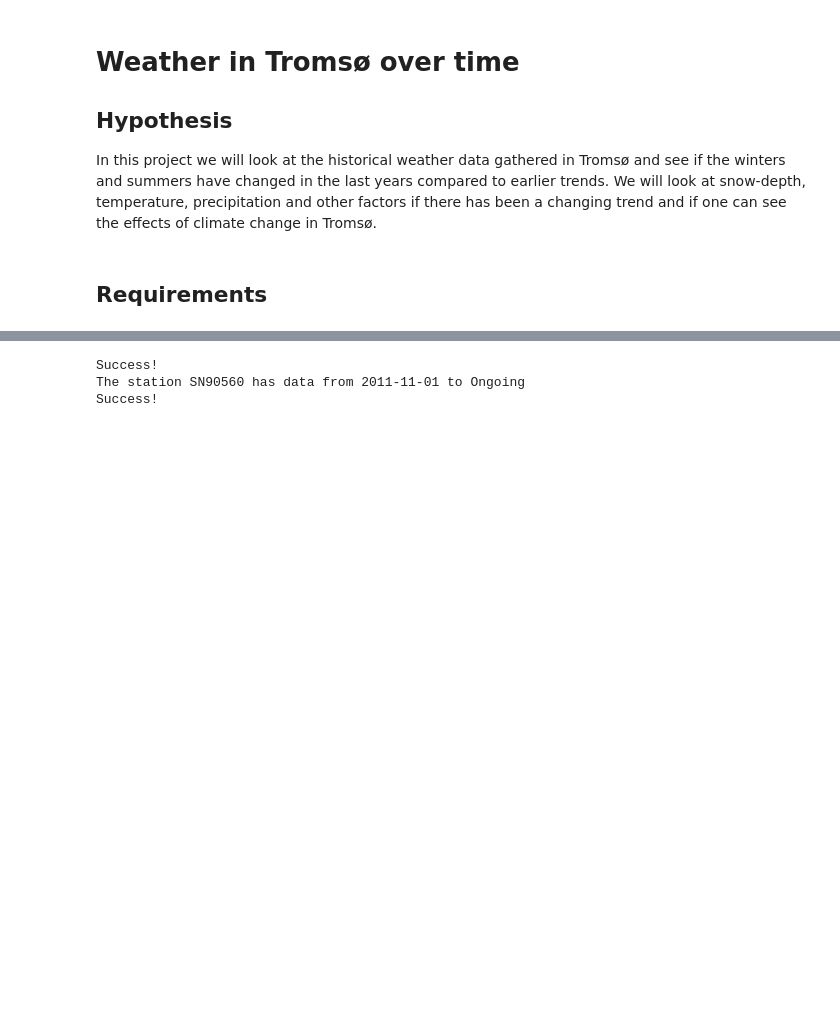
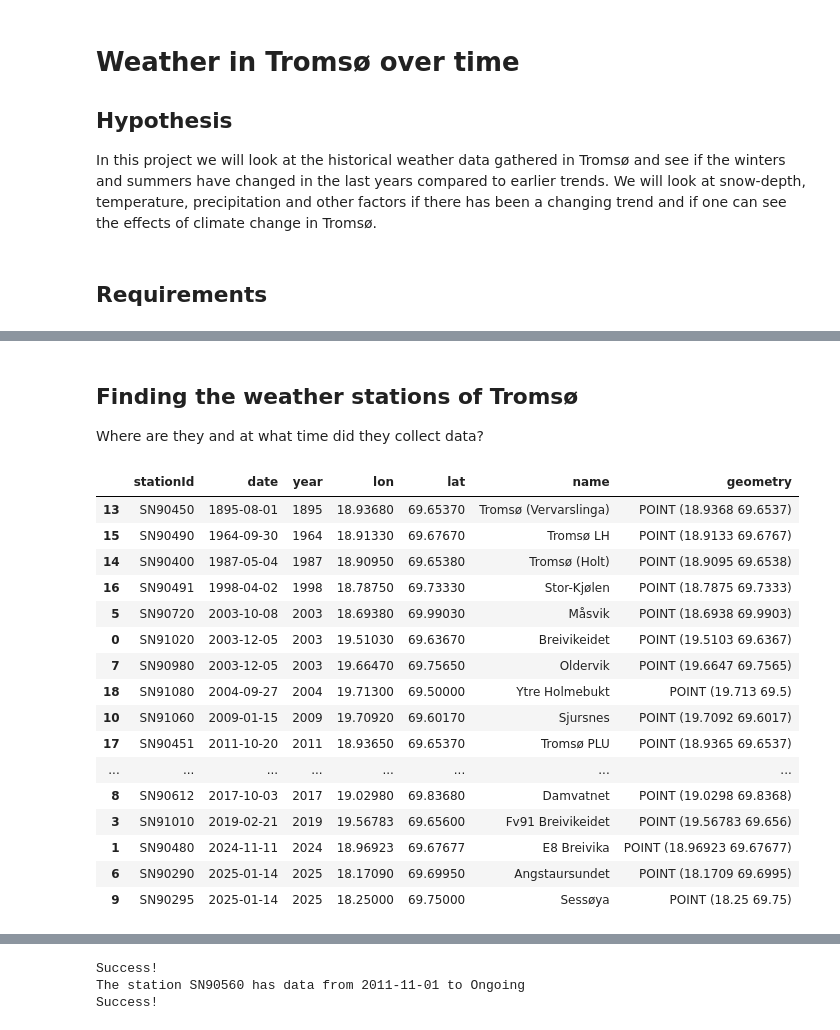
Before and after one commit to trhaugen/troms_weather, a Jupyter notebook: scripts/main_project.ipynb, the cells around one changed output, grey strips where cells are left out. Cells and saved outputs as stored; diff of their text form; code cells hidden in the pictures; blank space fills up the shorter version.

```diff
--- a/scripts/main_project.ipynb
+++ b/scripts/main_project.ipynb
@@ -15,0 +26,4 @@ import reading_data as rd
+# %% [markdown]
+## Finding the weather stations of Tromsø
+
+Where are they and at what time did they collect data?
@@ -15,0 +50,20 @@ import reading_data as rd
+# %%
+station_coordinates
+# %% [output]
+|  | stationId | date | year | lon | lat | name | geometry |
+| 13 | SN90450 | 1895-08-01 | 1895 | 18.93680 | 69.65370 | Tromsø (Vervarslinga) | POINT (18.9368 69.6537) |
+| 15 | SN90490 | 1964-09-30 | 1964 | 18.91330 | 69.67670 | Tromsø LH | POINT (18.9133 69.6767) |
+| 14 | SN90400 | 1987-05-04 | 1987 | 18.90950 | 69.65380 | Tromsø (Holt) | POINT (18.9095 69.6538) |
+| 16 | SN90491 | 1998-04-02 | 1998 | 18.78750 | 69.73330 | Stor-Kjølen | POINT (18.7875 69.7333) |
+| 5 | SN90720 | 2003-10-08 | 2003 | 18.69380 | 69.99030 | Måsvik | POINT (18.6938 69.9903) |
+| 0 | SN91020 | 2003-12-05 | 2003 | 19.51030 | 69.63670 | Breivikeidet | POINT (19.5103 69.6367) |
+| 7 | SN90980 | 2003-12-05 | 2003 | 19.66470 | 69.75650 | Oldervik | POINT (19.6647 69.7565) |
+| 18 | SN91080 | 2004-09-27 | 2004 | 19.71300 | 69.50000 | Ytre Holmebukt | POINT (19.713 69.5) |
+| 10 | SN91060 | 2009-01-15 | 2009 | 19.70920 | 69.60170 | Sjursnes | POINT (19.7092 69.6017) |
+| 17 | SN90451 | 2011-10-20 | 2011 | 18.93650 | 69.65370 | Tromsø PLU | POINT (18.9365 69.6537) |
+| ... | ... | ... | ... | ... | ... | ... | ... |
+| 8 | SN90612 | 2017-10-03 | 2017 | 19.02980 | 69.83680 | Damvatnet | POINT (19.0298 69.8368) |
+| 3 | SN91010 | 2019-02-21 | 2019 | 19.56783 | 69.65600 | Fv91 Breivikeidet | POINT (19.56783 69.656) |
+| 1 | SN90480 | 2024-11-11 | 2024 | 18.96923 | 69.67677 | E8 Breivika | POINT (18.96923 69.67677) |
+| 6 | SN90290 | 2025-01-14 | 2025 | 18.17090 | 69.69950 | Angstaursundet | POINT (18.1709 69.6995) |
+| 9 | SN90295 | 2025-01-14 | 2025 | 18.25000 | 69.75000 | Sessøya | POINT (18.25 69.75) |
```
Also changed, not shown: parts of 10 cells of this notebook, 5 other files.
